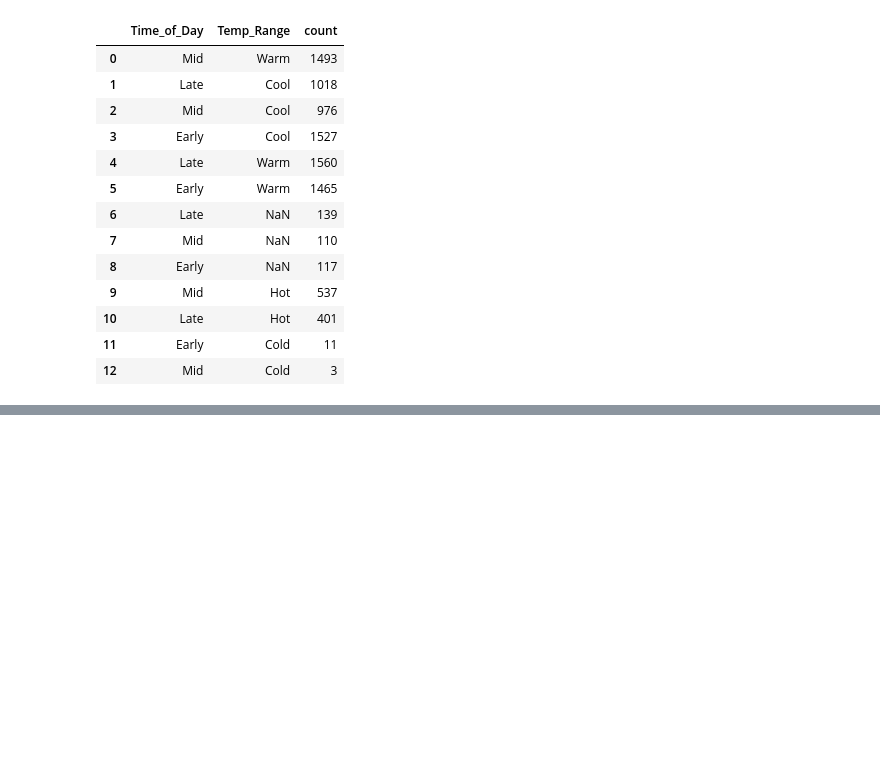
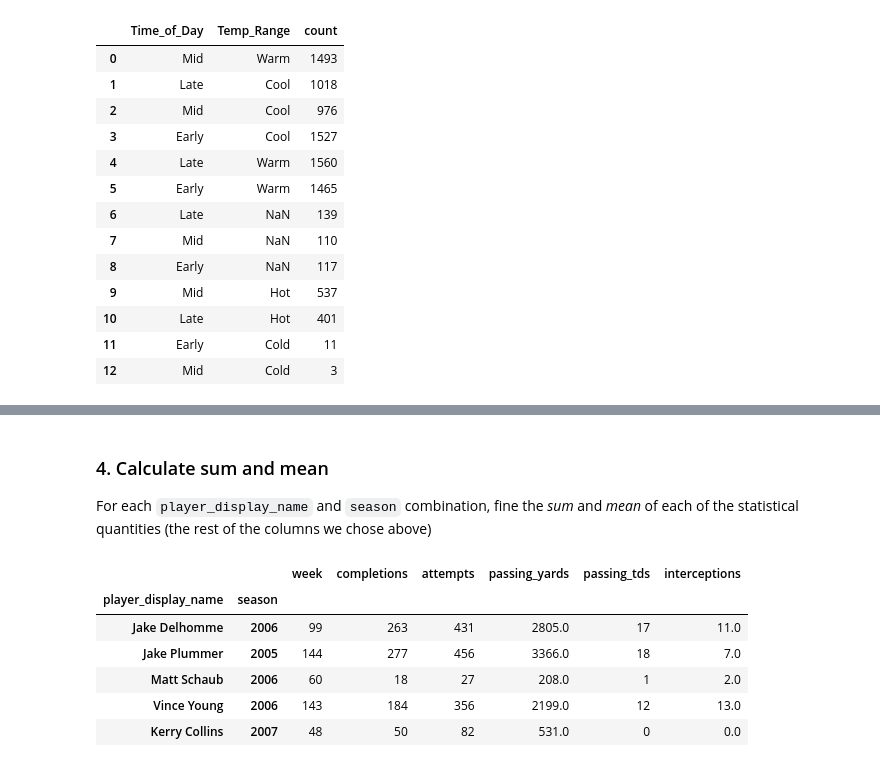
Before and after one commit to franklinzhou-ncsu/new_repo_554, a Jupyter notebook: ST554_Project_2.ipynb, the cells around one changed output, grey strips where cells are left out. Saved outputs shown, nothing was run; the diff lists cells and outputs as text; code cells hidden in the pictures; blank space fills up the shorter version.

```diff
--- a/ST554_Project_2.ipynb
+++ b/ST554_Project_2.ipynb
@@ -261,0 +310,15 @@ air_pd.levels_count("Time_of_Day", "Temp_Range")
+# %% [markdown]
+### 4. Calculate sum and mean
+
+For each `player_display_name` and `season` combination, fine the *sum* and *mean* of each of the statistical quantities (the rest of the columns we chose above)
+# %%
+sum_stats = subset_nfl.groupby(["player_display_name", "season"]).sum()
+sum_stats.head()
+# %% [output]
+|  |  | week | completions | attempts | passing_yards | passing_tds | interceptions |
+| player_display_name | season |  |  |  |  |  |  |
+| Jake Delhomme | 2006 | 99 | 263 | 431 | 2805.0 | 17 | 11.0 |
+| Jake Plummer | 2005 | 144 | 277 | 456 | 3366.0 | 18 | 7.0 |
+| Matt Schaub | 2006 | 60 | 18 | 27 | 208.0 | 1 | 2.0 |
+| Vince Young | 2006 | 143 | 184 | 356 | 2199.0 | 12 | 13.0 |
+| Kerry Collins | 2007 | 48 | 50 | 82 | 531.0 | 0 | 0.0 |
```
Also changed, not shown: parts of 17 cells of this notebook.
